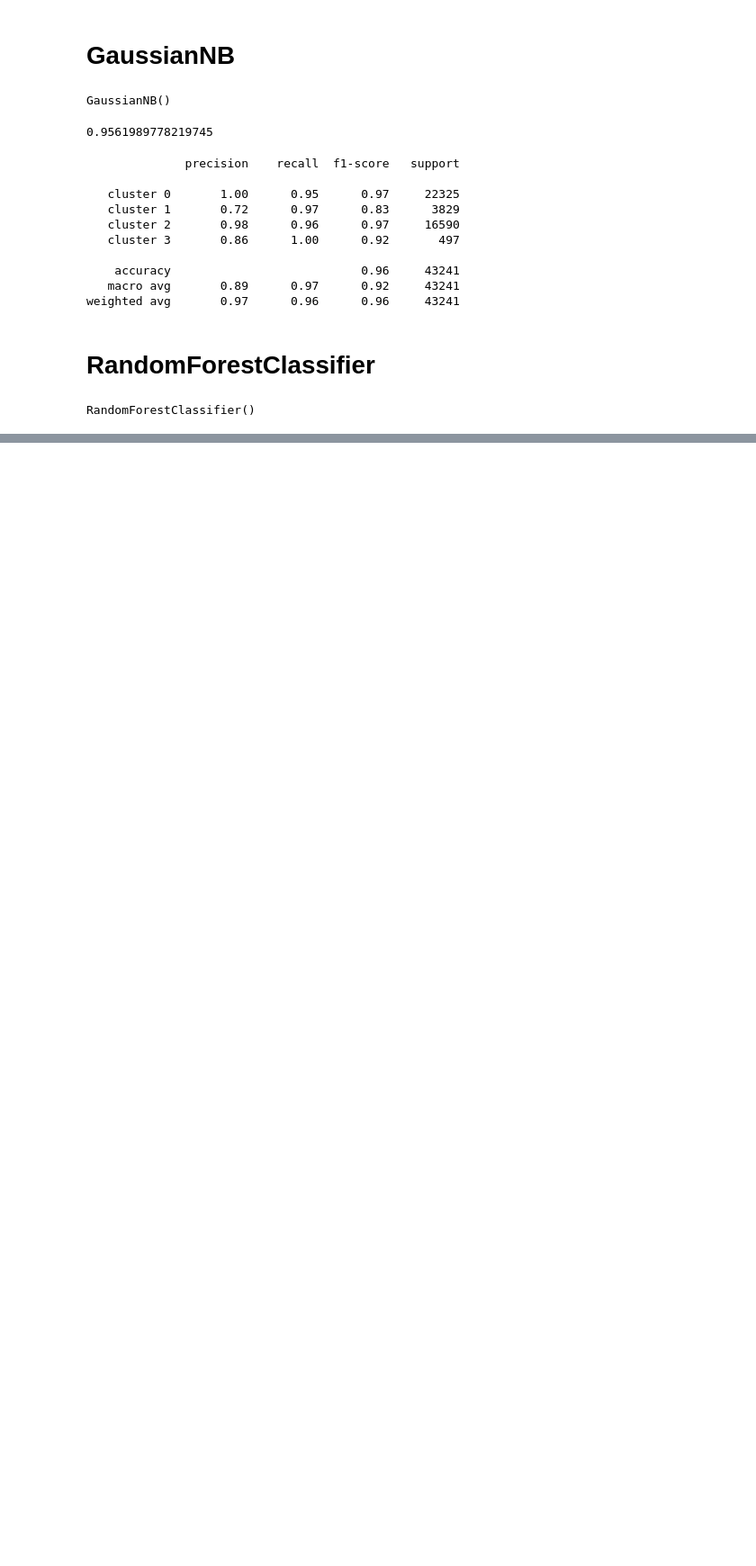
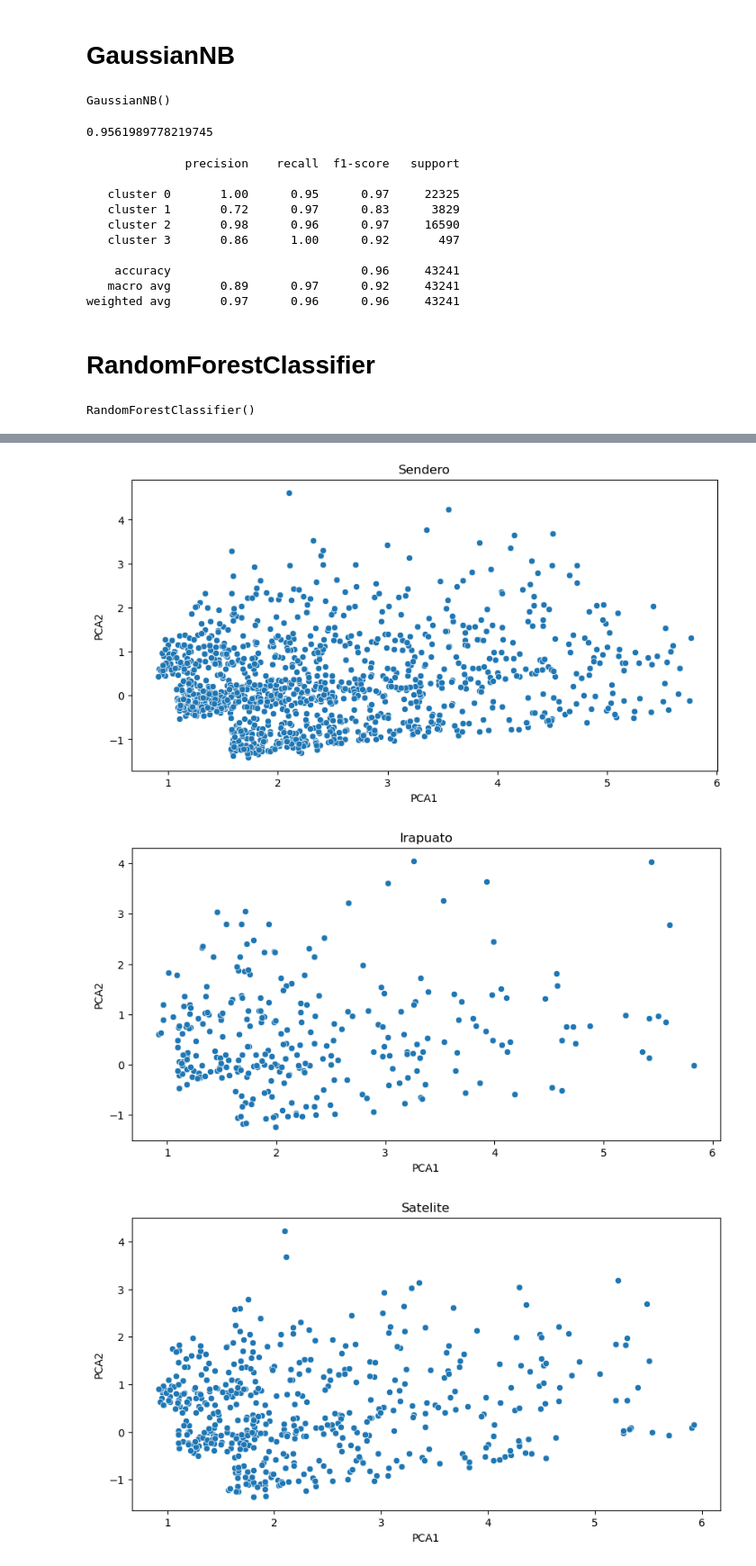
Before and after one commit to rodrigo-espino/ModelosFoliatti, a Jupyter notebook: notebooks/modelos_prediccion/classification_models.ipynb, the cells around one changed output, grey strips where cells are left out. Shown at 90% size. Cells and saved outputs as stored; diff of their text form; code cells hidden in the pictures; blank space fills up the shorter version.

```diff
--- a/notebooks/modelos_prediccion/classification_models.ipynb
+++ b/notebooks/modelos_prediccion/classification_models.ipynb
@@ -158,0 +184,13 @@ weighted avg       1.00      1.00      1.00     43241
+# %%
+df_cluster_1 = df_data_general[df_data_general['Cluster'] == 1]
+casinos = df_cluster_1['Casino'].unique()
+
+for casino in casinos:
+    df_casino_cluster = df_cluster_1.loc[df_cluster_1['Casino'] == casino]
+    plt.figure(figsize=(10,5))
+    plt.title(casino)
+    sns.scatterplot(df_casino_cluster, x='PCA1', y='PCA2')
+# %% [output]
+[figure, added]
+[figure, added]
+[figure, added]
```
Also changed, not shown: parts of 8 cells of this notebook, 2 other files.
